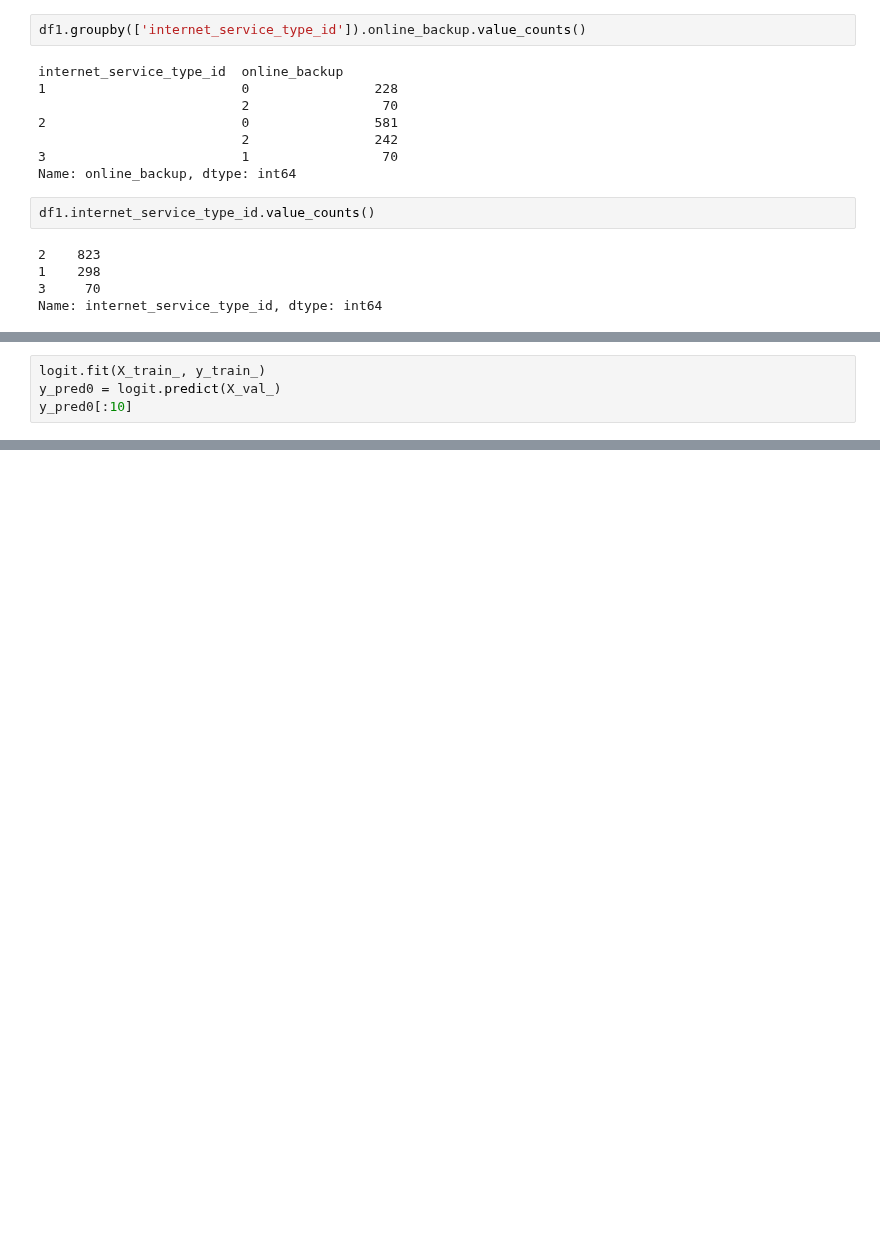
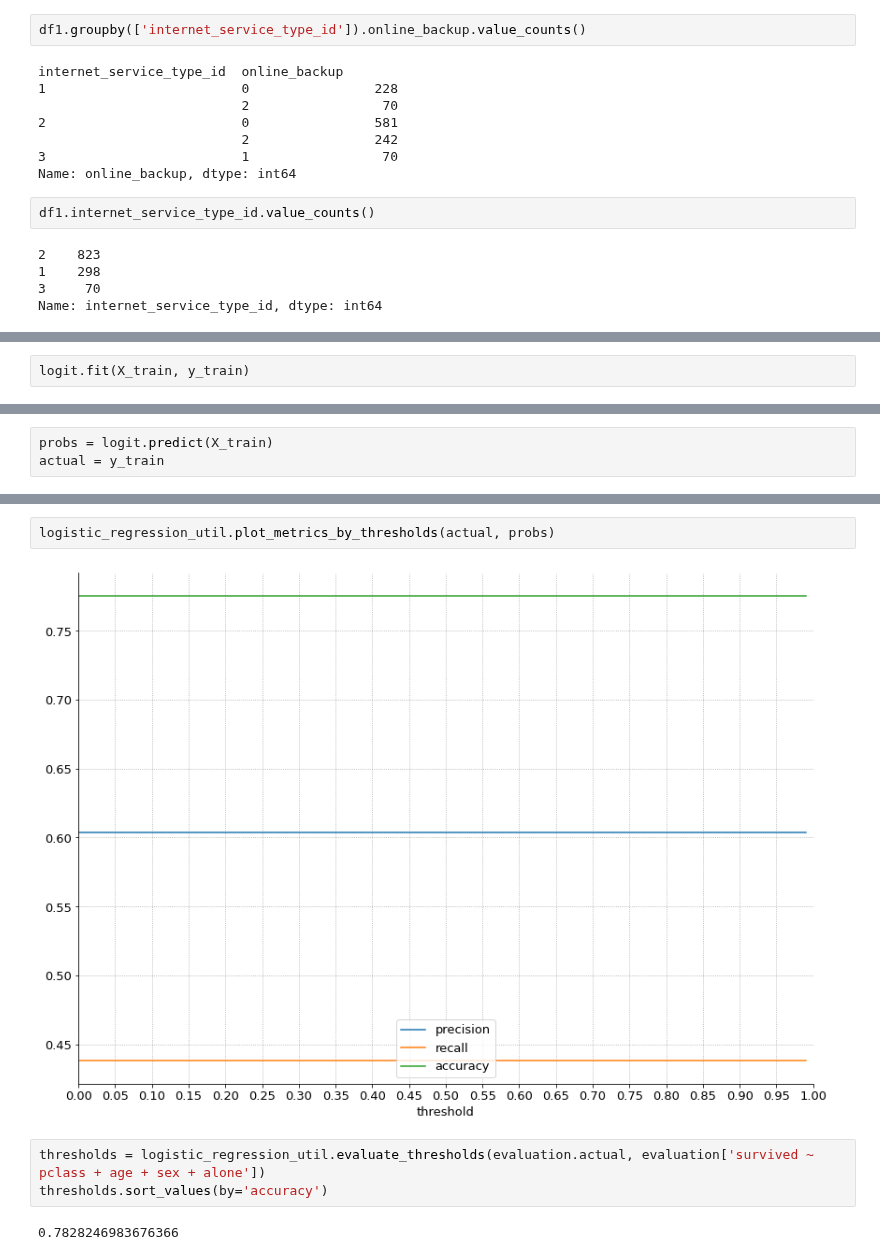
Before and after one commit to Corn-Shipps/predicting_telco_churn, a Jupyter notebook: Jadamodeling.ipynb, the cells around one changed output, grey strips where cells are left out. Cells and saved outputs as stored; diff of their text form; blank space fills up the shorter version.

Commit message:
threshold manipulation

```diff
--- a/Jadamodeling.ipynb
+++ b/Jadamodeling.ipynb
@@ -445,4 +416,0 @@ y_test_ = test[['churn']]
-# %%
-logit.fit(X_train_, y_train_)
-y_pred0 = logit.predict(X_val_)
-y_pred0[:10]
@@ -455,0 +420,2 @@ Accuracy of Logistic Regression classifier on validate set: 0.77
+# %%
+logit.fit(X_train, y_train)
@@ -455,0 +428,3 @@ Accuracy of Logistic Regression classifier on validate set: 0.77
+# %%
+probs = logit.predict(X_train)
+actual = y_train
@@ -455,0 +446,9 @@ Accuracy of Logistic Regression classifier on validate set: 0.77
+# %%
+logistic_regression_util.plot_metrics_by_thresholds(actual, probs)
+# %% [output]
+[figure, added]
+# %%
+thresholds = logistic_regression_util.evaluate_thresholds(evaluation.actual, evaluation['survived ~ pclass + age + sex + alone'])
+thresholds.sort_values(by='accuracy')
+# %% [output]
+0.7828246983676366
```
Also changed, not shown: parts of 9 cells of this notebook, 1 other file.
